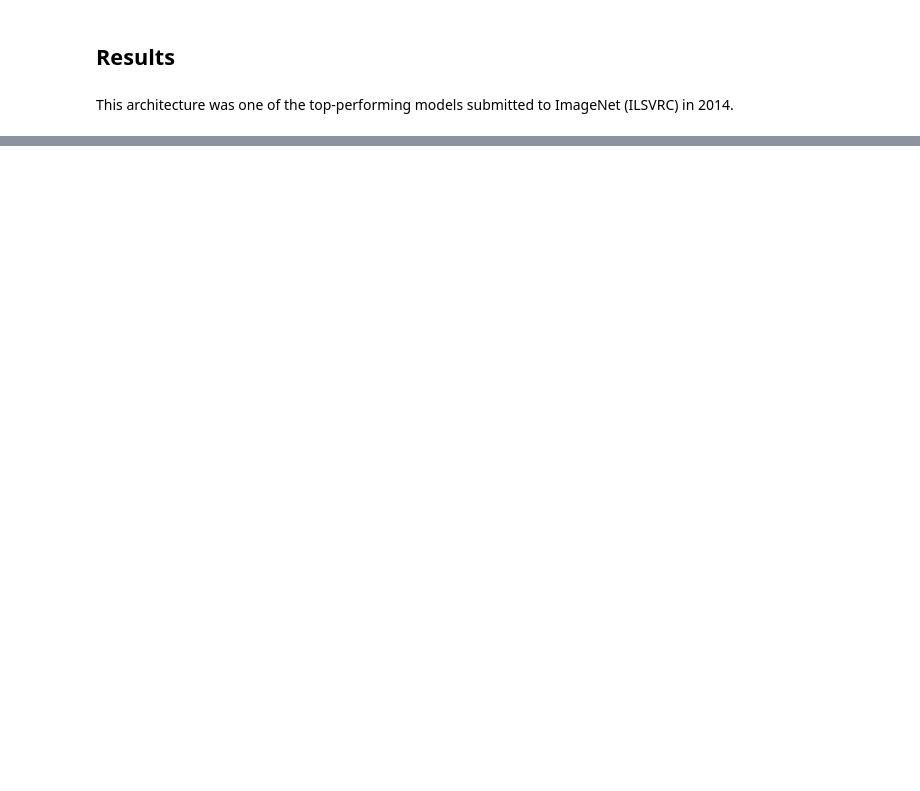
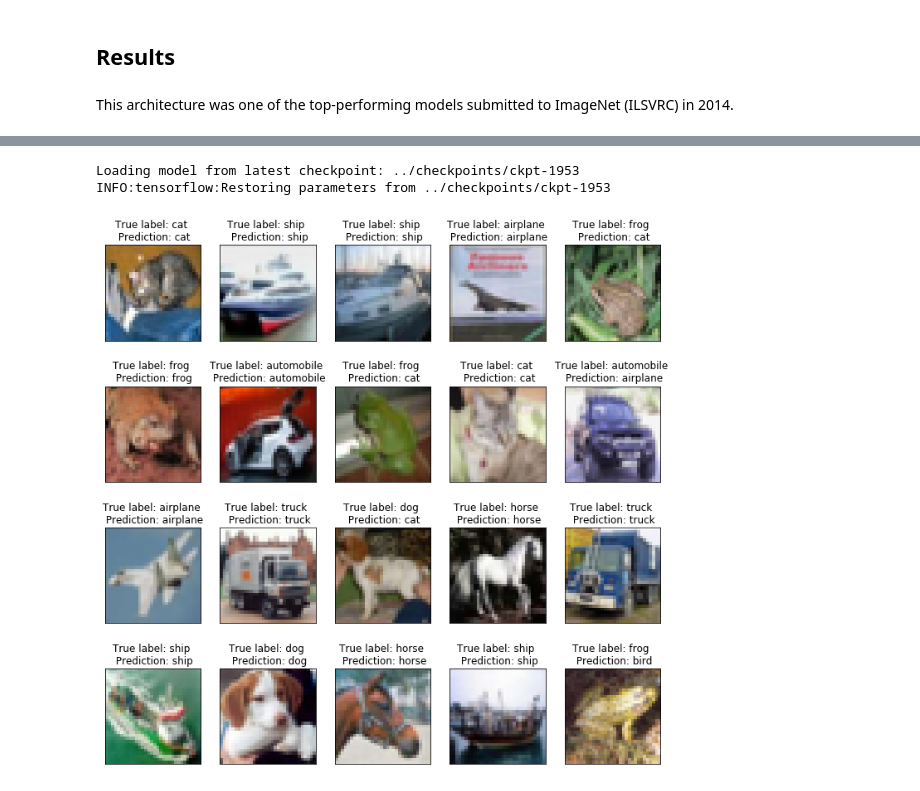
Before and after one commit to askerry/ml-playground, a Jupyter notebook: vgg/notebooks/Summary.ipynb, the cells around one changed output, grey strips where cells are left out. Saved outputs shown, nothing was run; the diff lists cells and outputs as text; code cells hidden in the pictures; blank space fills up the shorter version.

```diff
--- a/vgg/notebooks/Summary.ipynb
+++ b/vgg/notebooks/Summary.ipynb
@@ -28,0 +48,37 @@ This architecture was one of the top-performing models submitted to ImageNet (IL
+# %%
+label_map = {
+    0: "airplane",
+    1: "automobile",
+    2: "bird",
+    3: "cat",
+    4: "deer",
+    5: "dog",
+    6: "frog",
+    7: "horse",
+    8: "ship",
+    9: "truck"
+}
+# %%
+x_shape = (1000, 32, 32, 3)
+model = vgg.model.construct_model(vgg.model.CONFIG, num_classes=10)
+model = training.load_latest_checkpoint(model, "..", x_shape)
+# %% [output]
+Loading model from latest checkpoint: ../checkpoints/ckpt-1953
+INFO:tensorflow:Restoring parameters from ../checkpoints/ckpt-1953
+# %%
+from tensorflow.keras.datasets import cifar10, cifar100
+(x_train, y_train), (x_test, y_test) = cifar10.load_data()
+sample_n = 20
+forward = model.predict(x_test[:sample_n])
+predictions = np.argmax(forward, axis=1)
+# %%
+fig, axs = plt.subplots(4, 5, figsize=(12, 12))
+for i, img, pred, label in zip(range(sample_n), x_test[:sample_n], predictions, y_test.squeeze(axis=1)[:sample_n]):
+    title = "True label: %s \n Prediction: %s" % (label_map[label], label_map[pred])
+    ax = axs[i // 5][i % 5]
+    ax.set_title(title)
+    ax.xaxis.set_ticks([])
+    ax.yaxis.set_ticks([])
+    ax.imshow(img)
+# %% [output]
+[figure, added]
```
Also changed, not shown: parts of 3 cells of this notebook, 2 other files.
